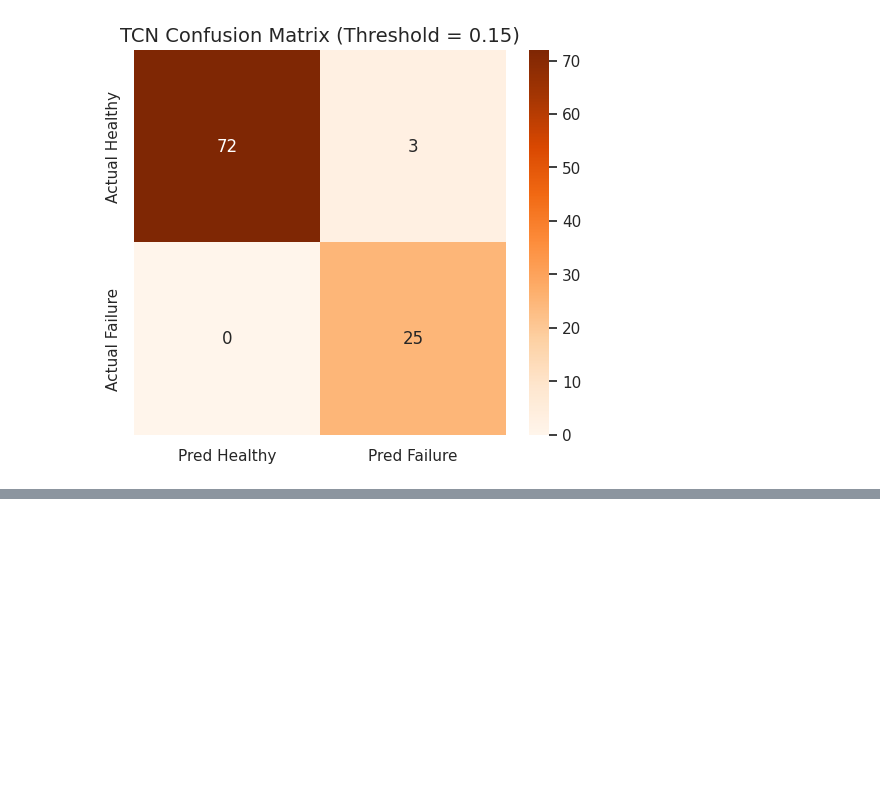
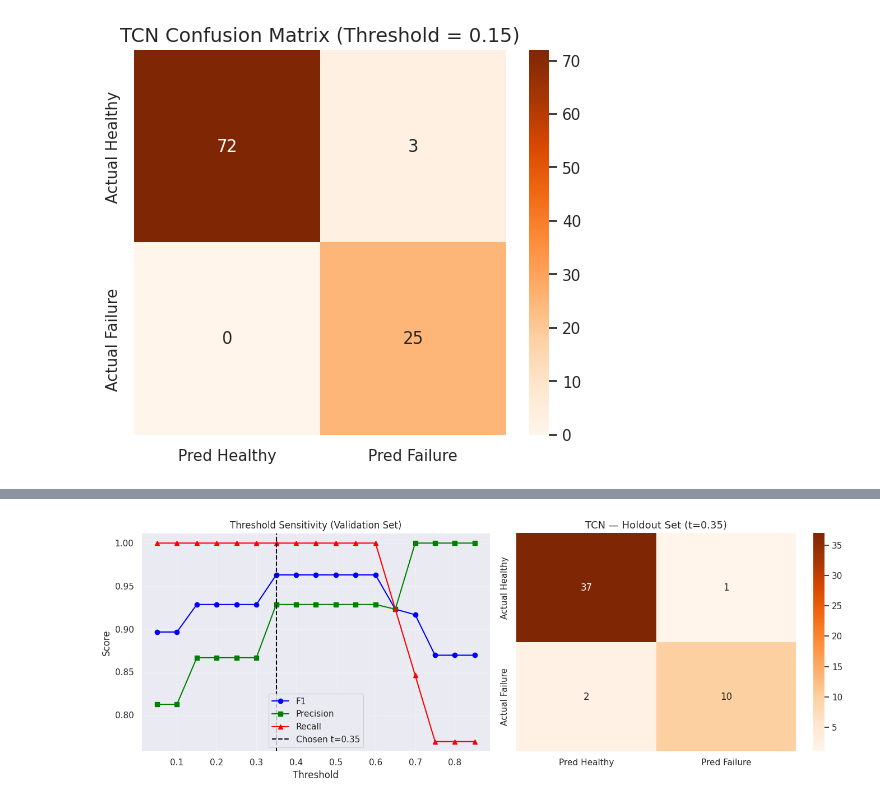
Before and after one commit to Sunnahboy/cmapss-predictive-maintenance, a Jupyter notebook: notebooks/02_model_building_TCN.ipynb, the cells around one changed output, grey strips where cells are left out. Saved outputs shown, nothing was run; the diff lists cells and outputs as text; code cells hidden in the pictures; blank space fills up the shorter version.

Commit message:
adjusting the tunings

```diff
--- a/notebooks/02_model_building_TCN.ipynb
+++ b/notebooks/02_model_building_TCN.ipynb
@@ -476,0 +554,74 @@ F1-Score:  0.9434
+# %%
+from sklearn.metrics import f1_score, accuracy_score, precision_score, recall_score, confusion_matrix
+from sklearn.model_selection import train_test_split
+import matplotlib.pyplot as plt
+import seaborn as sns
+import numpy as np
+
+# ============================================================
+# STEP 1: Split your test data into val (tune) + test (report)
+# Never touch X_test_final for threshold selection
+# ============================================================
+X_val, X_holdout, y_val, y_holdout = train_test_split(
+    X_test_final, y_test_true,
+    test_size=0.5,      # 50 samples tune threshold, 50 samples report
+    random_state=42,
+    stratify=y_test_true  # preserve class balance in both halves
+)
+
+print("Generating TCN Predictions...")
+tcn_model = load_model('../models/cmapss_final_cnn_lstm2.keras')
+
+# STEP 2: Find threshold using VALIDATION set only
+y_prob_val      = tcn_model.predict(X_val)
+y_prob_holdout  = tcn_model.predict(X_holdout)
+
+print("\n--- Tuning Threshold on Validation Set ---")
+thresholds = np.arange(0.05, 0.90, 0.05)
+results = []
+
+for t in thresholds:
+    preds = (y_prob_val >= t).astype(int).flatten()
+    f1   = f1_score(y_val, preds, zero_division=0)
+    prec = precision_score(y_val, preds, zero_division=0)
+    rec  = recall_score(y_val, preds, zero_division=0)
+    results.append((t, f1, prec, rec))
+
+# Pick best threshold from validation
+best_t, best_f1, _, _ = max(results, key=lambda x: x[1])
+print(f"Best Threshold (val): {best_t:.2f}  |  Val F1: {best_f1:.4f}")
+
+# STEP 3: Report metrics on HOLDOUT set (never seen during tuning)
+y_pred_holdout = (y_prob_holdout >= best_t).astype(int).flatten()
+
+print("\n=== HONEST TCN RESULTS (Holdout Set) ===")
+print(f"Threshold:  {best_t:.2f}  (chosen on validation, not this data)")
+print(f"Accuracy:   {accuracy_score(y_holdout, y_pred_holdout):.4f}")
+print(f"Precision:  {precision_score(y_holdout, y_pred_holdout, zero_division=0):.4f}")
+print(f"Recall:     {recall_score(y_holdout, y_pred_holdout, zero_division=0):.4f}")
+print(f"F1-Score:   {f1_score(y_holdout, y_pred_holdout, zero_division=0):.4f}")
+
+# STEP 4: Threshold sensitivity plot (shows how fragile/robust your choice is)
+fig, axes = plt.subplots(1, 2, figsize=(14, 5))
+
+ts, f1s, precs, recs = zip(*results)
+axes[0].plot(ts, f1s,   label='F1',        marker='o', color='blue')
+axes[0].plot(ts, precs, label='Precision',  marker='s', color='green')
+axes[0].plot(ts, recs,  label='Recall',     marker='^', color='red')
+axes[0].axvline(best_t, color='black', linestyle='--', label=f'Chosen t={best_t:.2f}')
+axes[0].set_xlabel('Threshold')
+axes[0].set_ylabel('Score')
+axes[0].set_title('Threshold Sensitivity (Validation Set)')
+axes[0].legend()
+axes[0].grid(True, alpha=0.3)
+
+# Confusion matrix on holdout
+cm = confusion_matrix(y_holdout, y_pred_holdout)
+sns.heatmap(cm, annot=True, fmt='d', cmap='Oranges', ax=axes[1],
+            xticklabels=['Pred Healthy', 'Pred Failure'],
+            yticklabels=['Actual Healthy', 'Actual Failure'])
+axes[1].set_title(f'TCN — Holdout Set (t={best_t:.2f})', fontsize=13)
+
+plt.tight_layout()
+plt.show()
+# %% [output]
@@ -476,0 +641 @@ F1-Score:  0.9434
+[figure, added]
```
Also changed, not shown: parts of 4 cells of this notebook, 1 other file.
